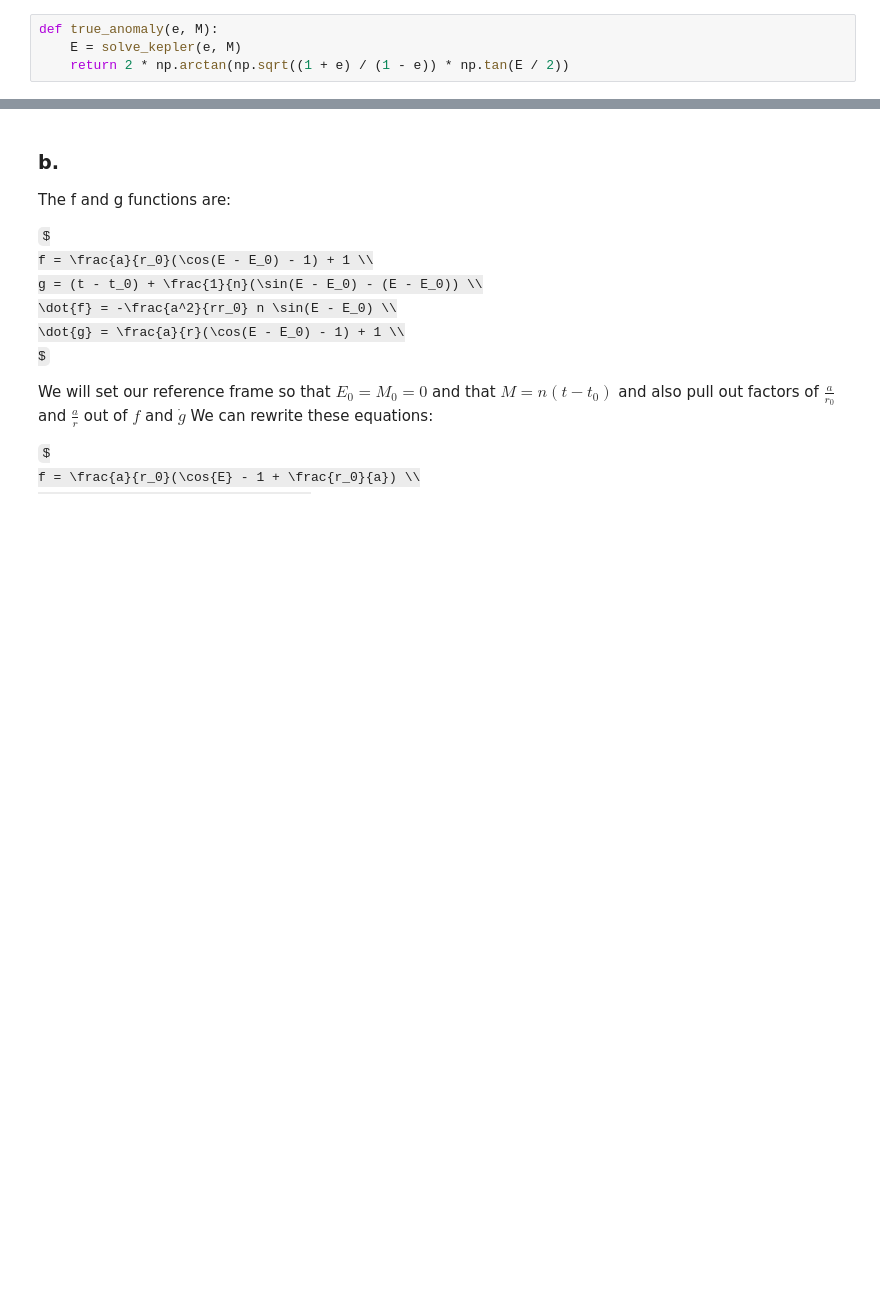
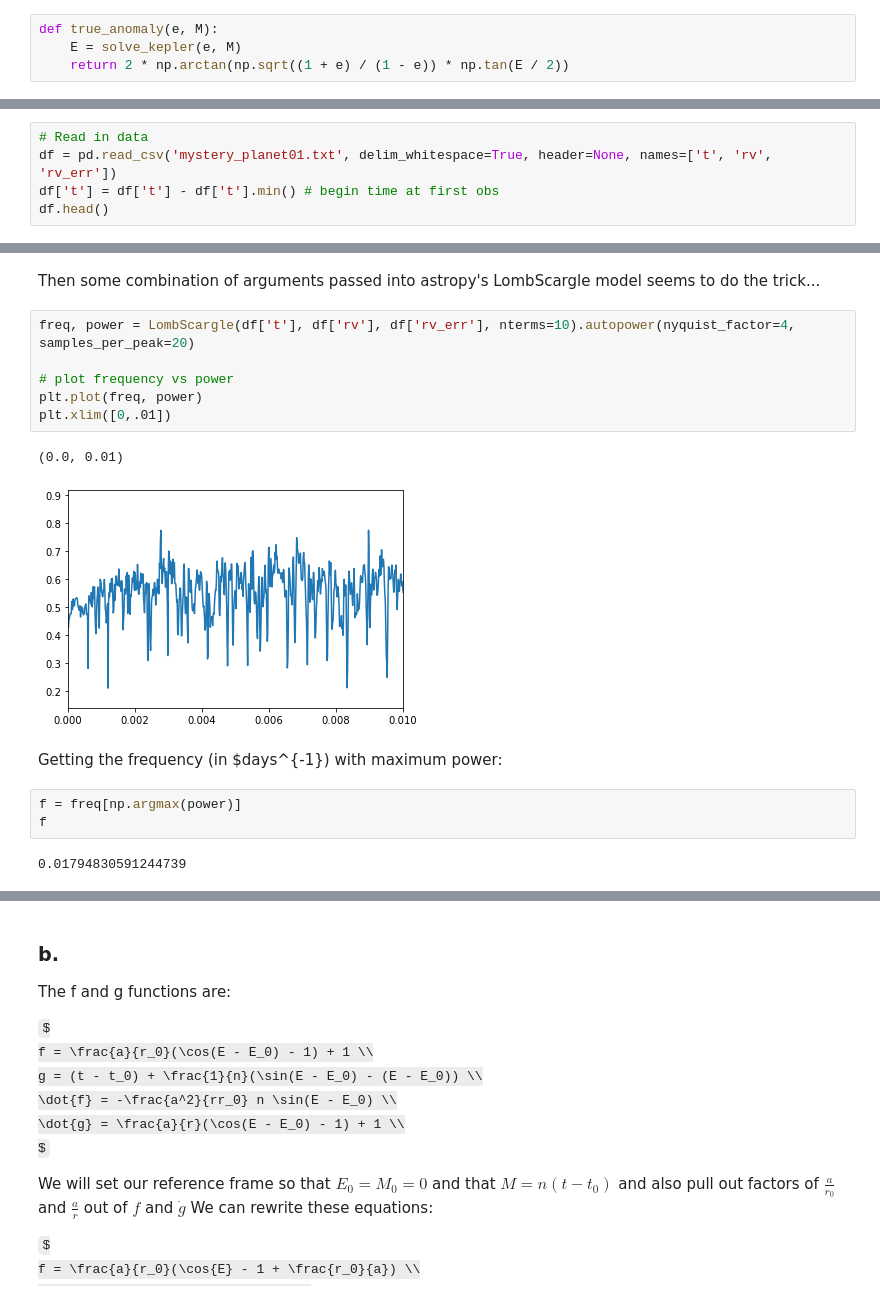
Before and after one commit to ykwang1/astr558-exoplanets, a Jupyter notebook: pset1/HW1.ipynb, the cells around one changed output, grey strips where cells are left out. Cells and saved outputs as stored; diff of their text form; some formulas as TeX source; blank space fills up the shorter version.

Commit message:
HW1 first draft complete

```diff
--- a/pset1/HW1.ipynb
+++ b/pset1/HW1.ipynb
@@ -104,0 +57,5 @@ plt.show()
+# %%
+# Read in data
+df = pd.read_csv('mystery_planet01.txt', delim_whitespace=True, header=None, names=['t', 'rv', 'rv_err'])
+df['t'] = df['t'] - df['t'].min() # begin time at first obs
+df.head()
@@ -104,0 +69,18 @@ plt.show()
+# %% [markdown]
+Then some combination of arguments passed into astropy's LombScargle model seems to do the trick...
+# %%
+freq, power = LombScargle(df['t'], df['rv'], df['rv_err'], nterms=10).autopower(nyquist_factor=4, samples_per_peak=20)
+
+# plot frequency vs power
+plt.plot(freq, power)
+plt.xlim([0,.01])
+# %% [output]
+(0.0, 0.01)
+[figure, added]
+# %% [markdown]
+Getting the frequency (in $days^{-1}) with maximum power:
+# %%
+f = freq[np.argmax(power)]
+f
+# %% [output]
+0.01794830591244739
```
Also changed, not shown: parts of 43 cells of this notebook, 2 other files.
